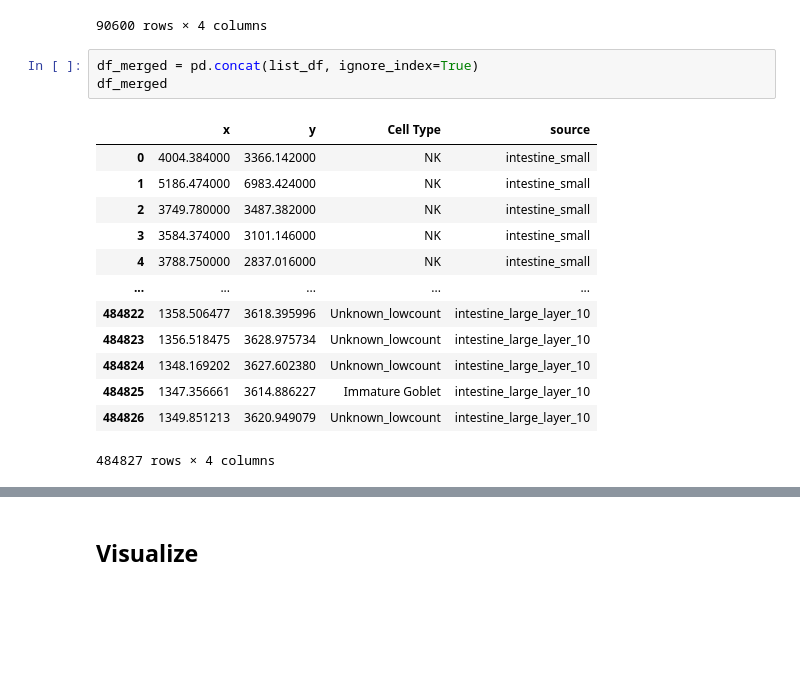
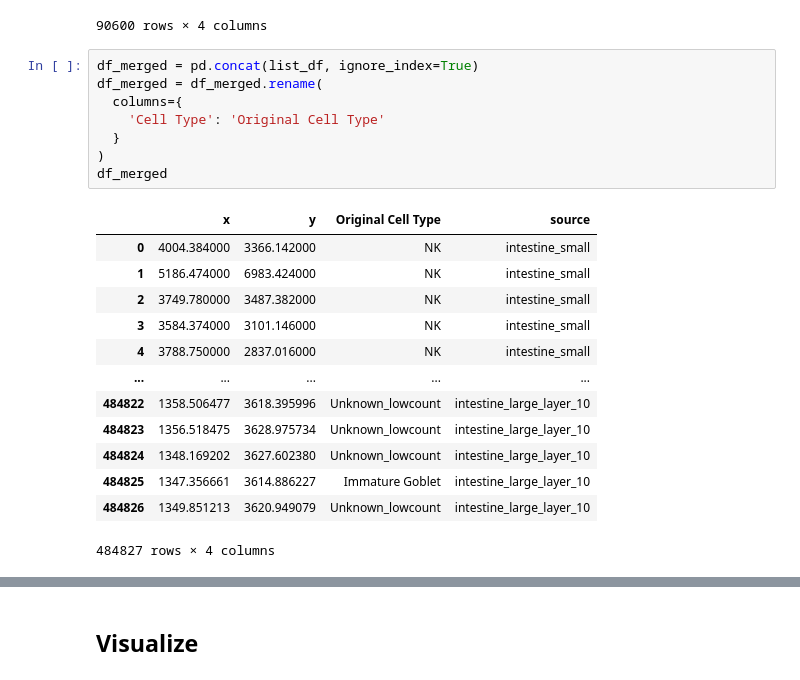
Before and after one commit to cns-iu/hra-organ-gallery-in-vr-preprocessing, a Jupyter notebook: analysis/compare-codex-and-shared-cell-types.ipynb, the cells around one changed output, grey strips where cells are left out. Cells and saved outputs as stored; diff of their text form; blank space fills up the shorter version.

```diff
--- a/analysis/compare-codex-and-shared-cell-types.ipynb
+++ b/analysis/compare-codex-and-shared-cell-types.ipynb
@@ -98,9 +98,14 @@ df_intestine_large
 90600 rows × 4 columns
 # %%
 df_merged = pd.concat(list_df, ignore_index=True)
+df_merged = df_merged.rename(
+  columns={
+    'Cell Type': 'Original Cell Type'
+  }
+)
 df_merged
 # %% [output]
-|  | x | y | Cell Type | source |
+|  | x | y | Original Cell Type | source |
 | 0 | 4004.384000 | 3366.142000 | NK | intestine_small |
 | 1 | 5186.474000 | 6983.424000 | NK | intestine_small |
 | 2 | 3749.780000 | 3487.382000 | NK | intestine_small |
```
Also changed, not shown: parts of 5 cells of this notebook.
